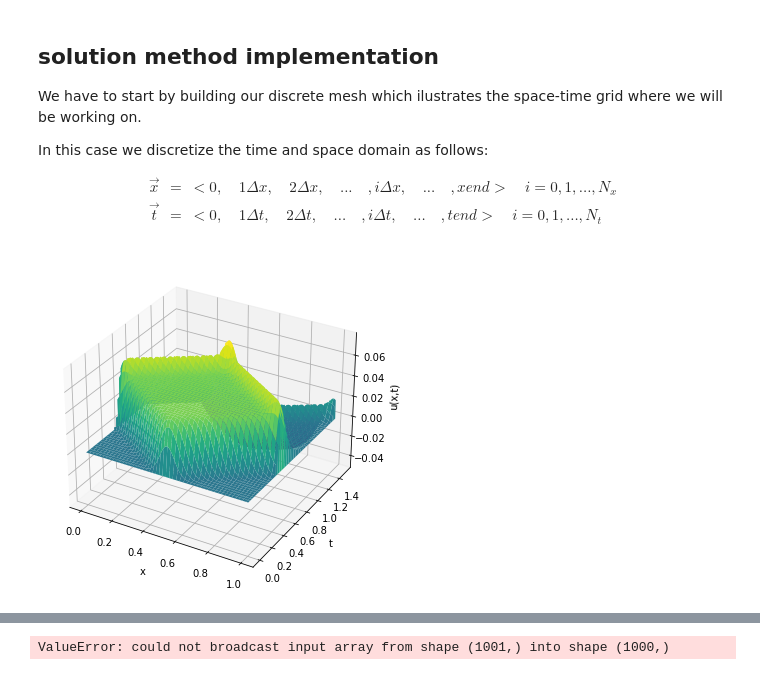
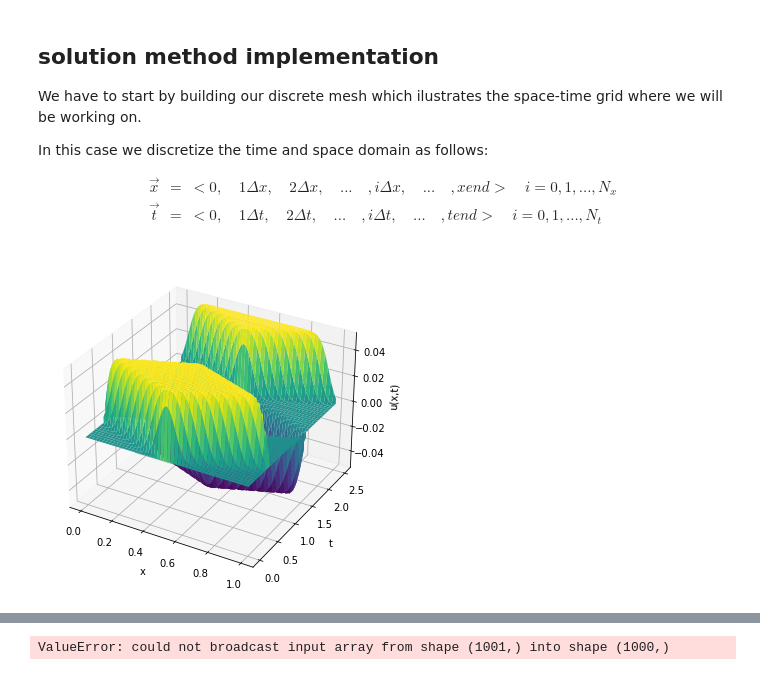
Before and after one commit to DaveAlsina/7timoSemestre, a Jupyter notebook: msd2/codes/Untitled.ipynb, the cells around one changed output, grey strips where cells are left out. Drawn from its saved outputs; the diff is of its cells as text; code cells hidden in the pictures.

```diff
--- a/msd2/codes/Untitled.ipynb
+++ b/msd2/codes/Untitled.ipynb
@@ -145,25 +145,25 @@ def solve_wave_eqn(c:      float,
 # %%
 
 # test the code with a sample initial condition and parameters
 def g(x):
     return np.exp(-300*((x - 0.5)**2))
 
 c  = 1
 dt = 0.0001
-dx = 0.001
+dx = 0.0005
 
 startt = 0
 startx = 0
-endt   = 1.5
+endt   = 2.5
 endx   = 1
 
 U = solve_wave_eqn(c = c,
                    g = g,
                    startt = startt,
                    startx = startx,
                    endt   = endt,
                    endx   = endx,
                    dt     = dt,
                    dx     = dx)
 # %% [output]
-[figure, old version]
+[figure, new version]
```
Also changed, not shown: parts of 1 cell of this notebook.
